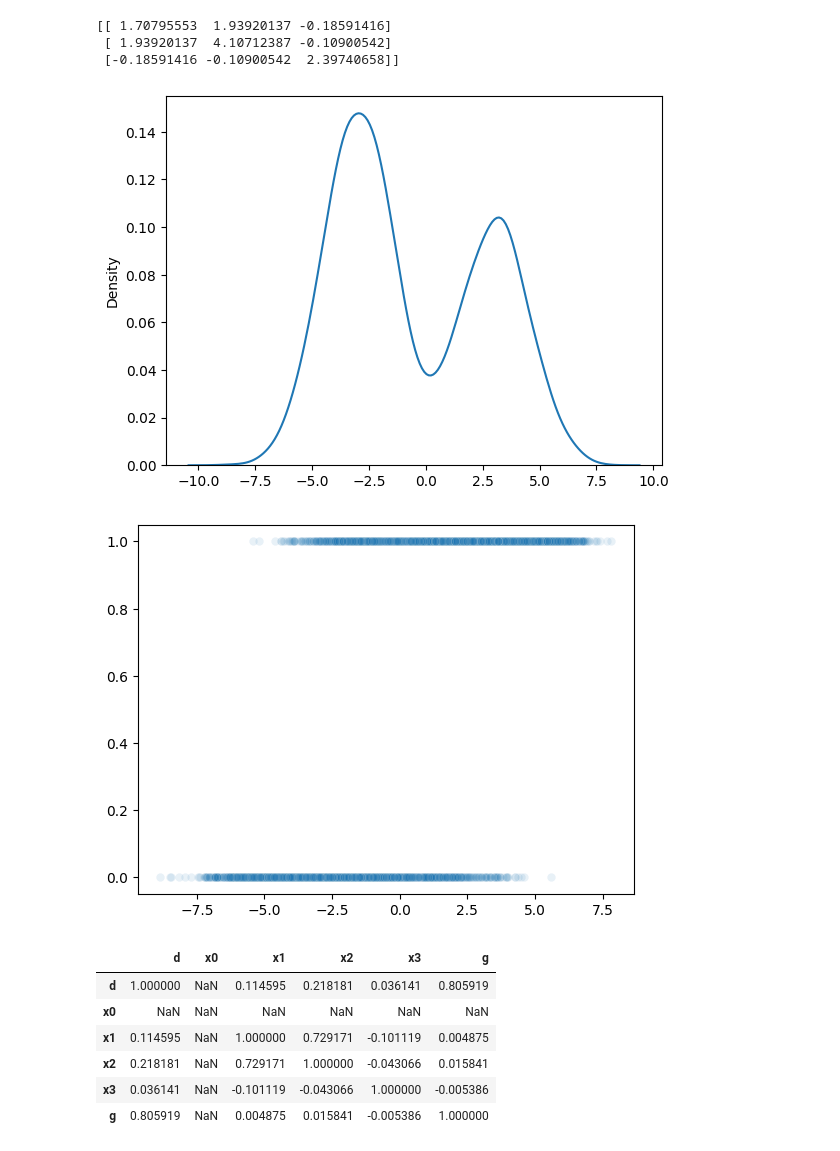
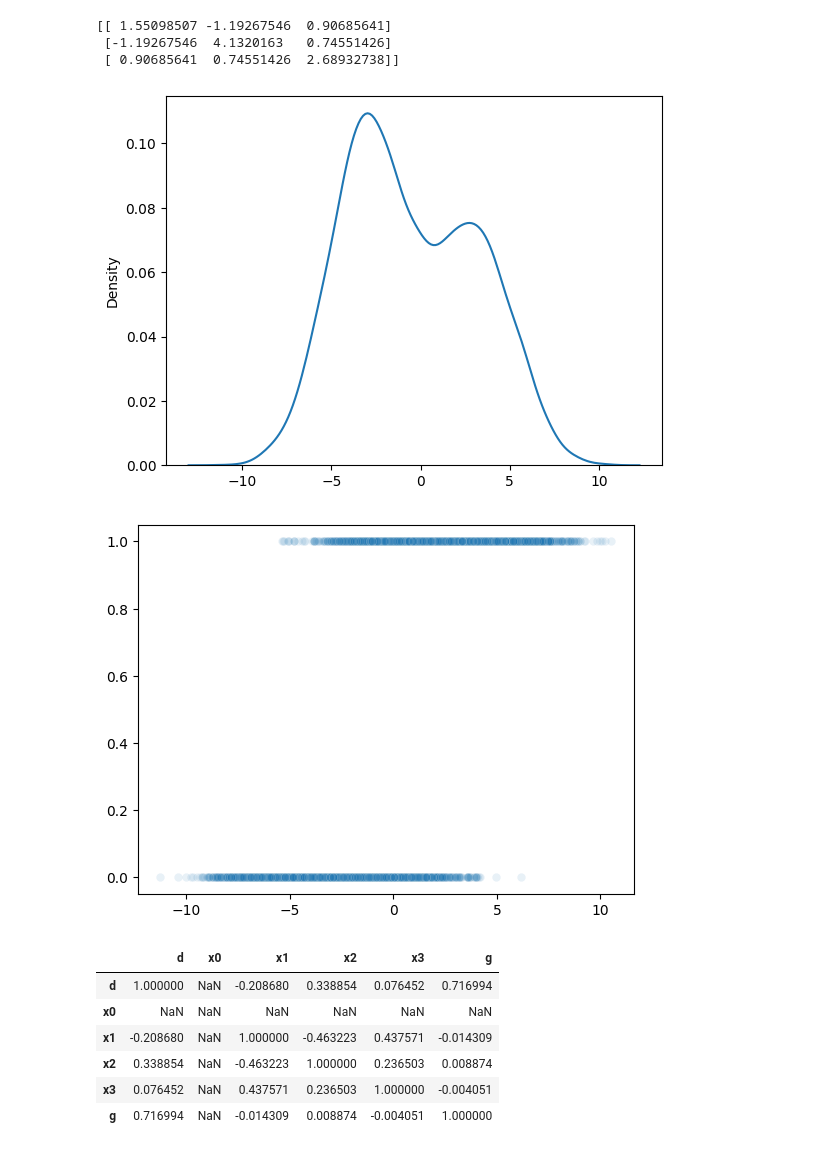
Before and after one commit to trobjohn/clbrn, a Jupyter notebook: _d.ipynb, the cells around one changed output. Drawn from its saved outputs; the diff is of its cells as text; code cells hidden in the pictures.

```diff
--- a/_d.ipynb
+++ b/_d.ipynb
@@ -36,20 +36,20 @@ def logistic_reg(X,d,max_itr=1000):
     print(f"Final error for iteration {itr} is {err}")
     return beta
 # %%
-np.random.seed(100)
-rng = np.random.default_rng()
+#rng = np.random.default_rng()
+#np.random.seed(100)
+rng = np.random.default_rng(100)
 
 L = 3
 N = 10000
 
 ## Generate a VCV matrix:
 scale = - np.log(1-np.random.rand())/.5
-temp = (np.random.uniform(low=-1,high=1,size=L*L)).reshape(L,L)
+temp = (rng.uniform(low=-1,high=1,size=L*L)).reshape(L,L)
 R = temp*scale
 Sigma = R @ R.T # Cholesky
 
 print(Sigma)
-
 
 ## Correlated covariates:
 x_means = np.array([0,0,0])
@@ -63,45 +63,45 @@ grp = (rng.uniform(size=N) > mix).astype('int')
 ## Model:
 wedge = 3
 bias_0 = - wedge
 bias_1 = wedge
 bias = grp*bias_1 + (1-grp)*bias_0
 slopes = 1.8*np.array([-.25,.5,.1])
 sigma = .5
 
 ## Logistic model:
 y_star = bias + X@slopes # Latent index
 p_0 = 1/(1+np.exp(-y_star)) # Actual probabilities
 p_1 = 1-p_0
 d = ( p_0 > rng.uniform(low=0,high=1,size=N) ).astype(int) # Discrete outcomes
 
 sns.kdeplot(x=y_star)
 plt.show()
 
 sns.scatterplot(y=d,x=y_star,alpha=.1)
 plt.show()
 
 df = pd.DataFrame({'d':d,
                       'x0':np.ones(N),
                        'x1':X[:,0],
                         'x2':X[:,1],
                          'x3':X[:,2],
                           'g':grp, })
 
 
 df.corr()
 # %% [output]
-[[ 1.70795553  1.93920137 -0.18591416]
- [ 1.93920137  4.10712387 -0.10900542]
- [-0.18591416 -0.10900542  2.39740658]]
+[[ 1.55098507 -1.19267546  0.90685641]
+ [-1.19267546  4.1320163   0.74551426]
+ [ 0.90685641  0.74551426  2.68932738]]
-[figure, old version]
+[figure, new version]
-[figure, old version]
+[figure, new version]
 |  | d | x0 | x1 | x2 | x3 | g |
-| d | 1.000000 | NaN | 0.114595 | 0.218181 | 0.036141 | 0.805919 |
+| d | 1.000000 | NaN | -0.208680 | 0.338854 | 0.076452 | 0.716994 |
 | x0 | NaN | NaN | NaN | NaN | NaN | NaN |
-| x1 | 0.114595 | NaN | 1.000000 | 0.729171 | -0.101119 | 0.004875 |
-| x2 | 0.218181 | NaN | 0.729171 | 1.000000 | -0.043066 | 0.015841 |
-| x3 | 0.036141 | NaN | -0.101119 | -0.043066 | 1.000000 | -0.005386 |
-| g | 0.805919 | NaN | 0.004875 | 0.015841 | -0.005386 | 1.000000 |
+| x1 | -0.208680 | NaN | 1.000000 | -0.463223 | 0.437571 | -0.014309 |
+| x2 | 0.338854 | NaN | -0.463223 | 1.000000 | 0.236503 | 0.008874 |
+| x3 | 0.076452 | NaN | 0.437571 | 0.236503 | 1.000000 | -0.004051 |
+| g | 0.716994 | NaN | -0.014309 | 0.008874 | -0.004051 | 1.000000 |
 # %%
 ## Logistic version of calibration
 
```
Also changed, not shown: parts of 10 cells of this notebook, 7 other files.
